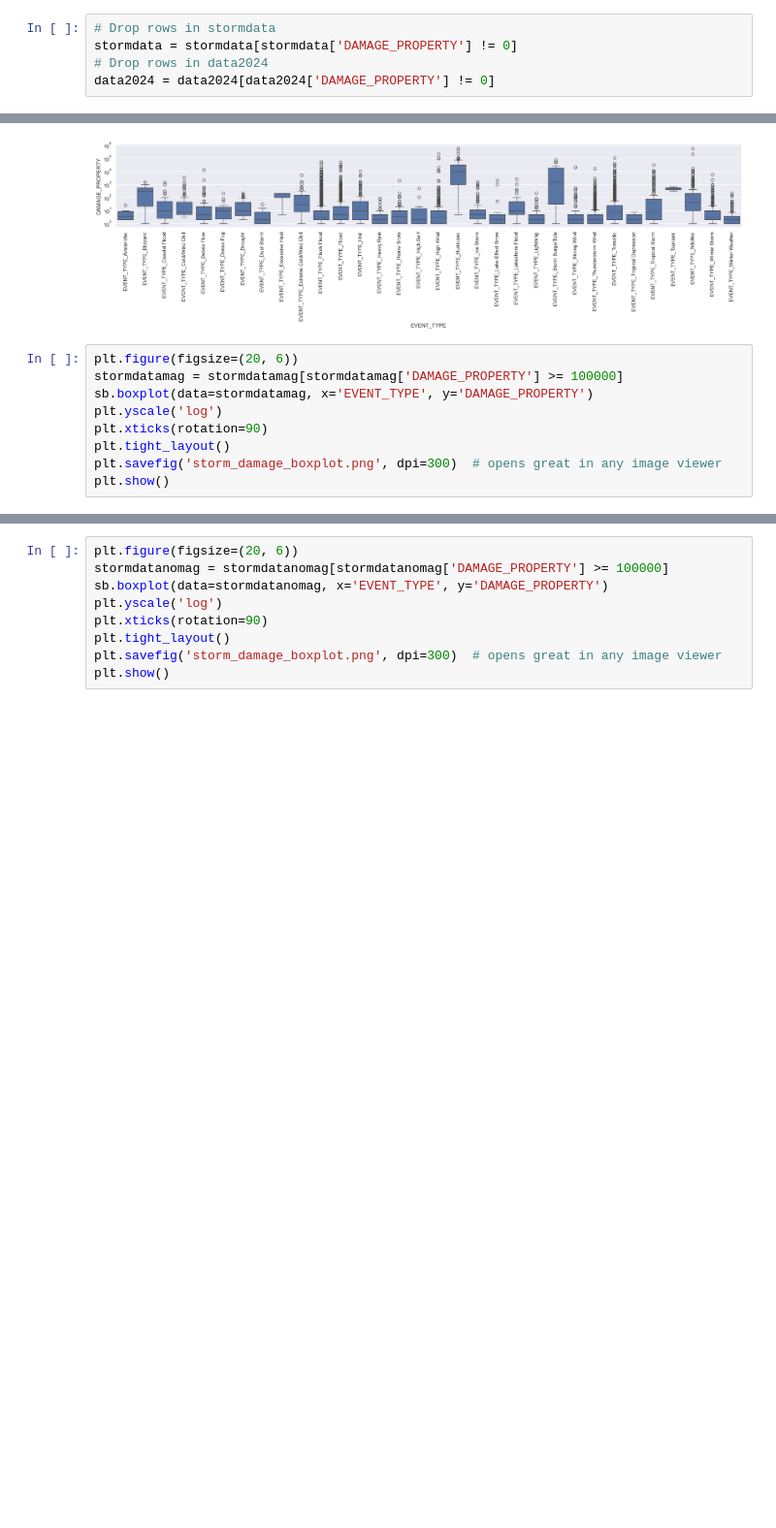
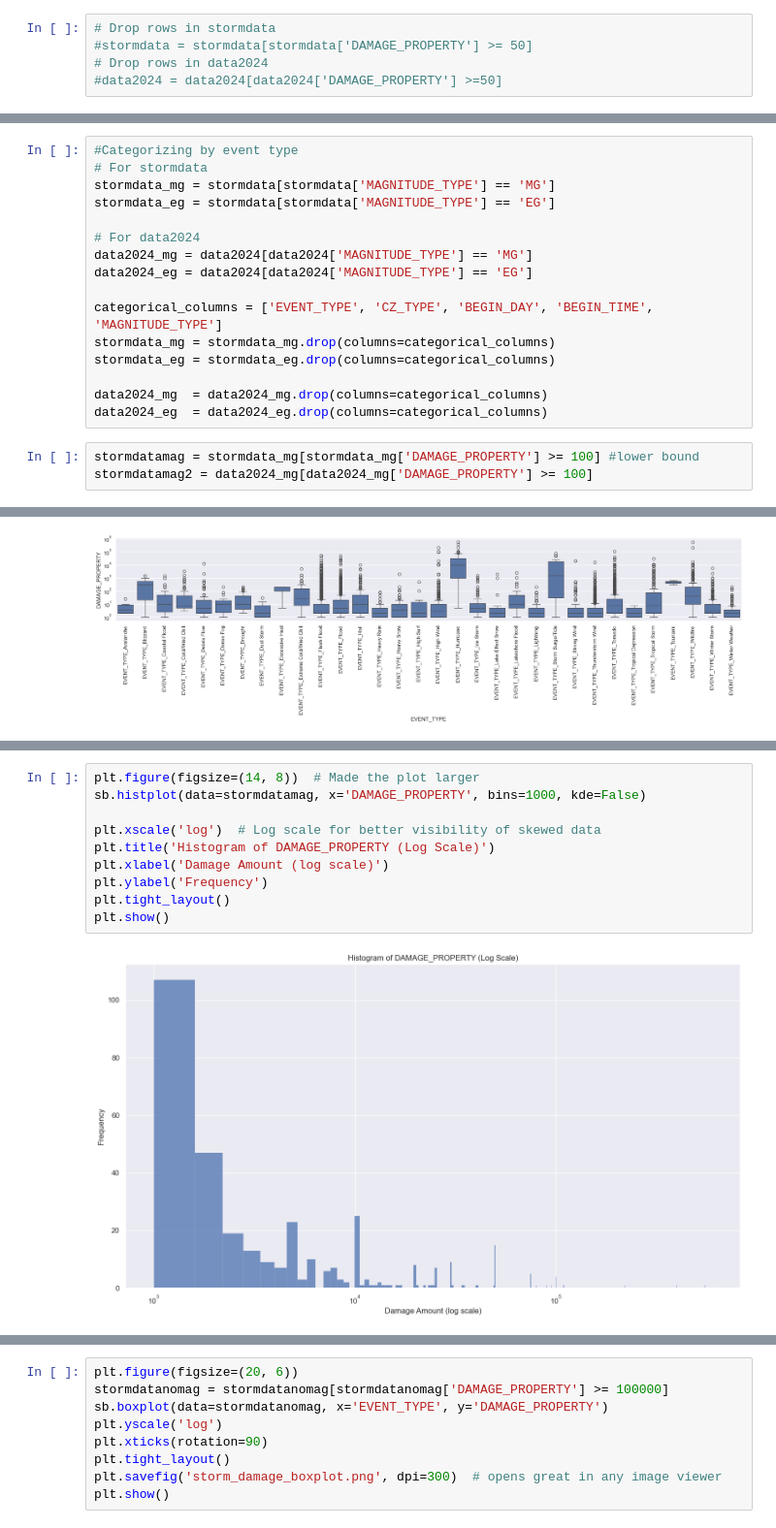
Before and after one commit to HeinS04/MA0218-miniproj, a Jupyter notebook: Stormanalysis.ipynb, the cells around one changed output, grey strips where cells are left out. Shown: that part at 97% size. Drawn from its saved outputs; the diff is of its cells as text; blank space fills up the shorter version.

```diff
--- a/Stormanalysis.ipynb
+++ b/Stormanalysis.ipynb
@@ -154,11 +202,30 @@ plt.show()
 [figure]
 # %%
 # Drop rows in stormdata
-stormdata = stormdata[stormdata['DAMAGE_PROPERTY'] != 0]
+#stormdata = stormdata[stormdata['DAMAGE_PROPERTY'] >= 50]
 # Drop rows in data2024
-data2024 = data2024[data2024['DAMAGE_PROPERTY'] != 0]
+#data2024 = data2024[data2024['DAMAGE_PROPERTY'] >=50]
 # %% [markdown]
 
 
 
 ------   NORMALIZING STARTS HERE
+# %%
+#Categorizing by event type
+# For stormdata
+stormdata_mg = stormdata[stormdata['MAGNITUDE_TYPE'] == 'MG']
+stormdata_eg = stormdata[stormdata['MAGNITUDE_TYPE'] == 'EG']
+
+# For data2024
+data2024_mg = data2024[data2024['MAGNITUDE_TYPE'] == 'MG']
+data2024_eg = data2024[data2024['MAGNITUDE_TYPE'] == 'EG']
+
+categorical_columns = ['EVENT_TYPE', 'CZ_TYPE', 'BEGIN_DAY', 'BEGIN_TIME', 'MAGNITUDE_TYPE']
+stormdata_mg = stormdata_mg.drop(columns=categorical_columns)
+stormdata_eg = stormdata_eg.drop(columns=categorical_columns)
+
+data2024_mg  = data2024_mg.drop(columns=categorical_columns)
+data2024_eg  = data2024_eg.drop(columns=categorical_columns)
+# %%
+stormdatamag = stormdata_mg[stormdata_mg['DAMAGE_PROPERTY'] >= 100] #lower bound
+stormdatamag2 = data2024_mg[data2024_mg['DAMAGE_PROPERTY'] >= 100]
@@ -219,12 +368,3 @@ plt.savefig('storm_damage_boxplot.png', dpi=300)  # opens great in any image vie
 plt.show()
 # %% [output]
 [figure]
-# %%
-plt.figure(figsize=(20, 6))
-stormdatamag = stormdatamag[stormdatamag['DAMAGE_PROPERTY'] >= 100000]
-sb.boxplot(data=stormdatamag, x='EVENT_TYPE', y='DAMAGE_PROPERTY')
-plt.yscale('log')
-plt.xticks(rotation=90)
-plt.tight_layout()
-plt.savefig('storm_damage_boxplot.png', dpi=300)  # opens great in any image viewer
-plt.show()
@@ -230,0 +410,12 @@ plt.show()
+# %%
+plt.figure(figsize=(14, 8))  # Made the plot larger
+sb.histplot(data=stormdatamag, x='DAMAGE_PROPERTY', bins=1000, kde=False)
+
+plt.xscale('log')  # Log scale for better visibility of skewed data
+plt.title('Histogram of DAMAGE_PROPERTY (Log Scale)')
+plt.xlabel('Damage Amount (log scale)')
+plt.ylabel('Frequency')
+plt.tight_layout()
+plt.show()
+# %% [output]
+[figure, added]
```
Also changed, not shown: parts of 21 cells of this notebook.
